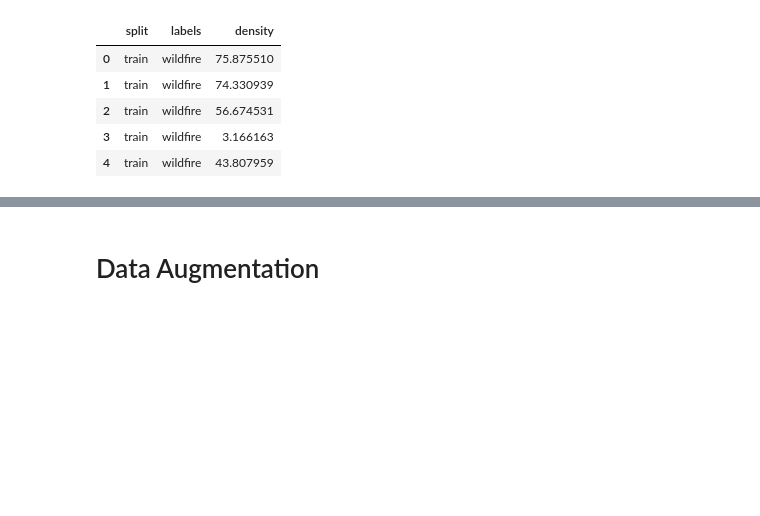
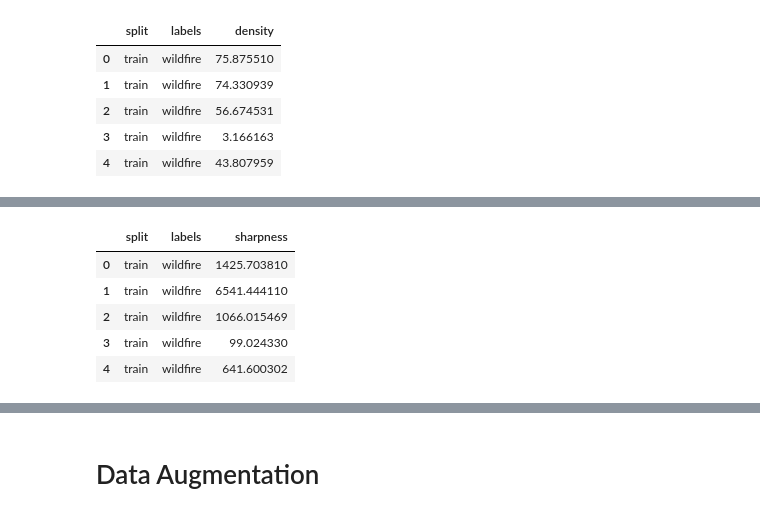
Before and after one commit to Silvano315/Wildfire_Prediction_with_Satellite_Images, a Jupyter notebook: EDA.ipynb, the cells around one changed output, grey strips where cells are left out. Cells and saved outputs as stored; diff of their text form; code cells hidden in the pictures; blank space fills up the shorter version.

```diff
--- a/EDA.ipynb
+++ b/EDA.ipynb
@@ -242,0 +243,24 @@ plt.show()
+# %%
+# Evaluate sharpness using Laplacian operator
+
+sharpness = {'split': [], 'labels': [], 'sharpness': []}
+
+for split in splits:
+    for label in labels:
+        path = os.path.join(images_path, split, label)
+        for img_name in os.listdir(path):
+            img_path = os.path.join(path, img_name)
+            sharp = compute_sharpness(img_path)
+            sharpness['split'].append(split)
+            sharpness['labels'].append(label)
+            sharpness['sharpness'].append(sharp)
+
+df_sharpness = pd.DataFrame(sharpness)
+df_sharpness.head()
+# %% [output]
+|  | split | labels | sharpness |
+| 0 | train | wildfire | 1425.703810 |
+| 1 | train | wildfire | 6541.444110 |
+| 2 | train | wildfire | 1066.015469 |
+| 3 | train | wildfire | 99.024330 |
+| 4 | train | wildfire | 641.600302 |
```
Also changed, not shown: parts of 3 cells of this notebook.
